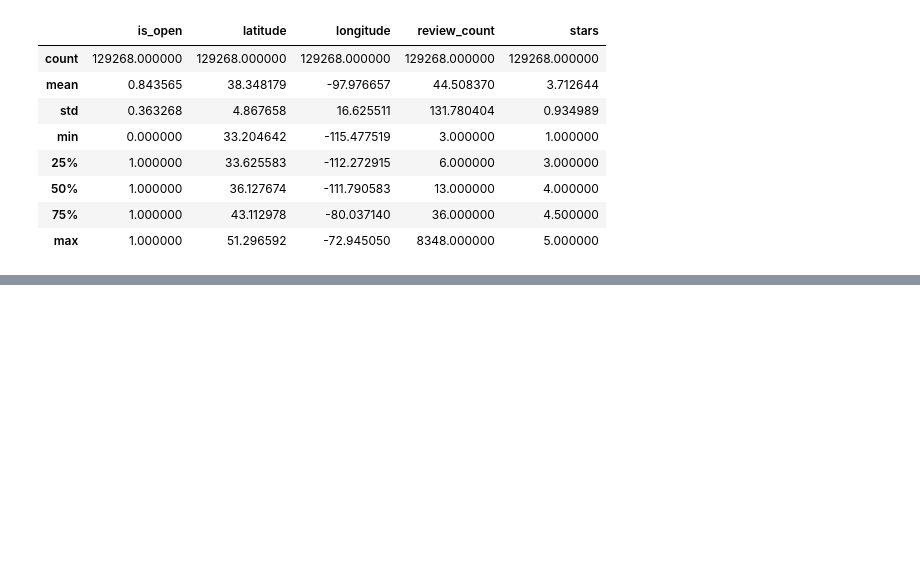
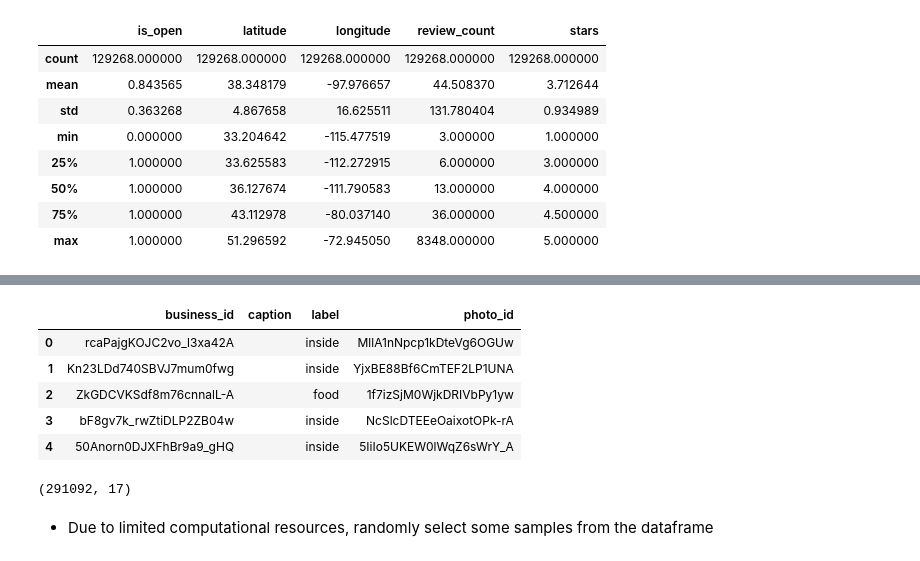
Before and after one commit to ck-unifr/yelp_dataset_challenge, a Jupyter notebook: notebooks/predict_star_ratings_with_photos.ipynb, the cells around one changed output, grey strips where cells are left out. Saved outputs shown, nothing was run; the diff lists cells and outputs as text; code cells hidden in the pictures; blank space fills up the shorter version.

```diff
--- a/notebooks/predict_star_ratings_with_photos.ipynb
+++ b/notebooks/predict_star_ratings_with_photos.ipynb
@@ -38,0 +50,9 @@ df_business.describe()
+# %%
+df_photo.head()
+# %% [output]
+|  | business_id | caption | label | photo_id |
+| 0 | rcaPajgKOJC2vo_l3xa42A |  | inside | MllA1nNpcp1kDteVg6OGUw |
+| 1 | Kn23LDd740SBVJ7mum0fwg |  | inside | YjxBE88Bf6CmTEF2LP1UNA |
+| 2 | ZkGDCVKSdf8m76cnnalL-A |  | food | 1f7izSjM0WjkDRIVbPy1yw |
+| 3 | bF8gv7k_rwZtiDLP2ZB04w |  | inside | NcSlcDTEEeOaixotOPk-rA |
+| 4 | 50Anorn0DJXFhBr9a9_gHQ |  | inside | 5IiIo5UKEW0lWqZ6sWrY_A |
@@ -38,0 +61,6 @@ df_business.describe()
+# %%
+df_merged.shape
+# %% [output]
+(291092, 17)
+# %% [markdown]
+- Due to limited computational resources, randomly select some samples from the dataframe
```
Also changed, not shown: parts of 16 cells of this notebook.
